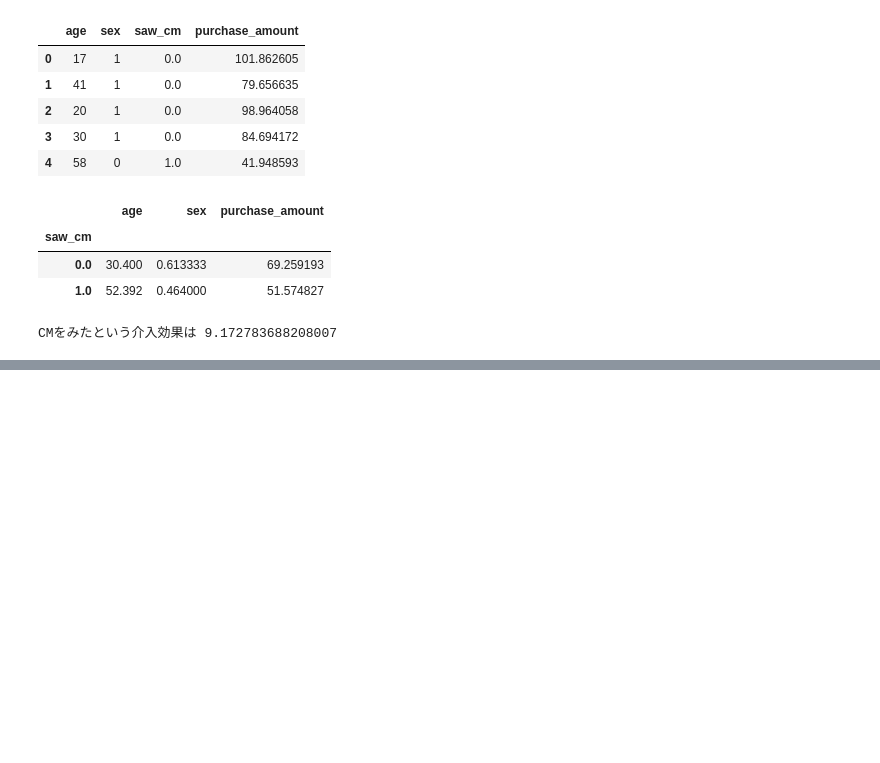
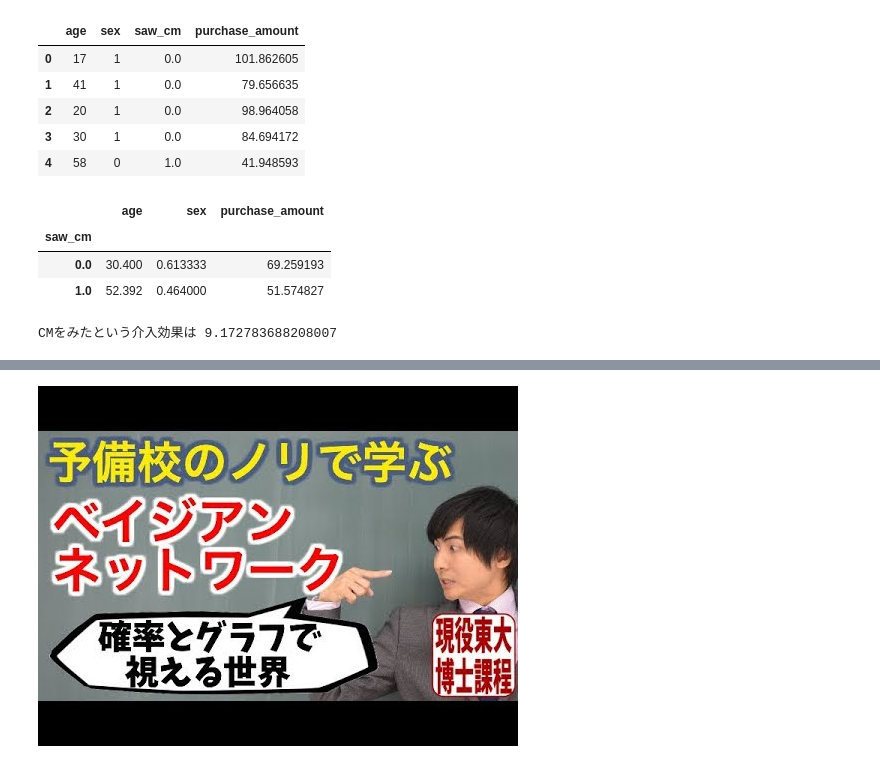
Before and after one commit to yujikawa/mypage, a Jupyter notebook: docs/books/causal_inference/Causal_analysis_using_python.ipynb, the cells around one changed output, grey strips where cells are left out. Saved outputs shown, nothing was run; the diff lists cells and outputs as text; code cells hidden in the pictures; blank space fills up the shorter version.

```diff
--- a/docs/books/causal_inference/Causal_analysis_using_python.ipynb
+++ b/docs/books/causal_inference/Causal_analysis_using_python.ipynb
@@ -67,0 +85,5 @@ CMをみたという介入効果は 9.172783688208007
+# %%
+# 参考Youtube
+IPython.display.YouTubeVideo('zYKOL5RpVbo', start=189)
+# %% [output]
+[figure, added]
```
Also changed, not shown: parts of 3 cells of this notebook, 19 other files.
